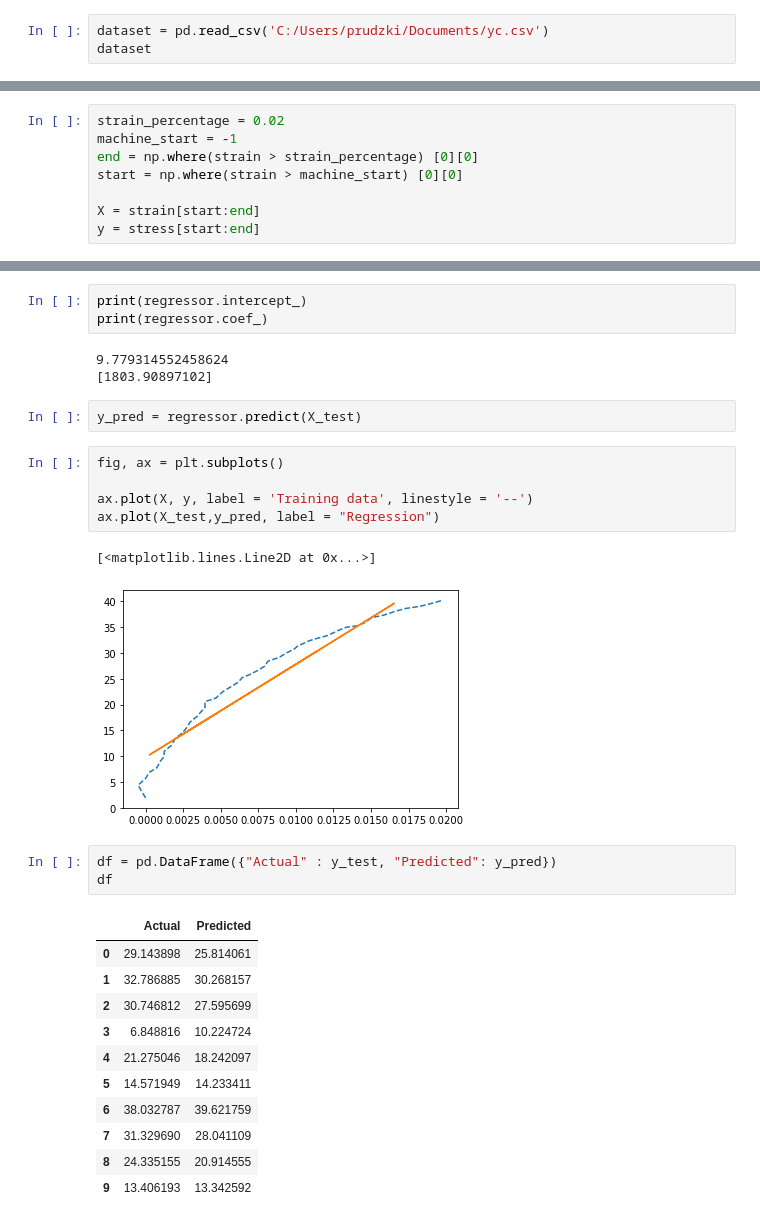
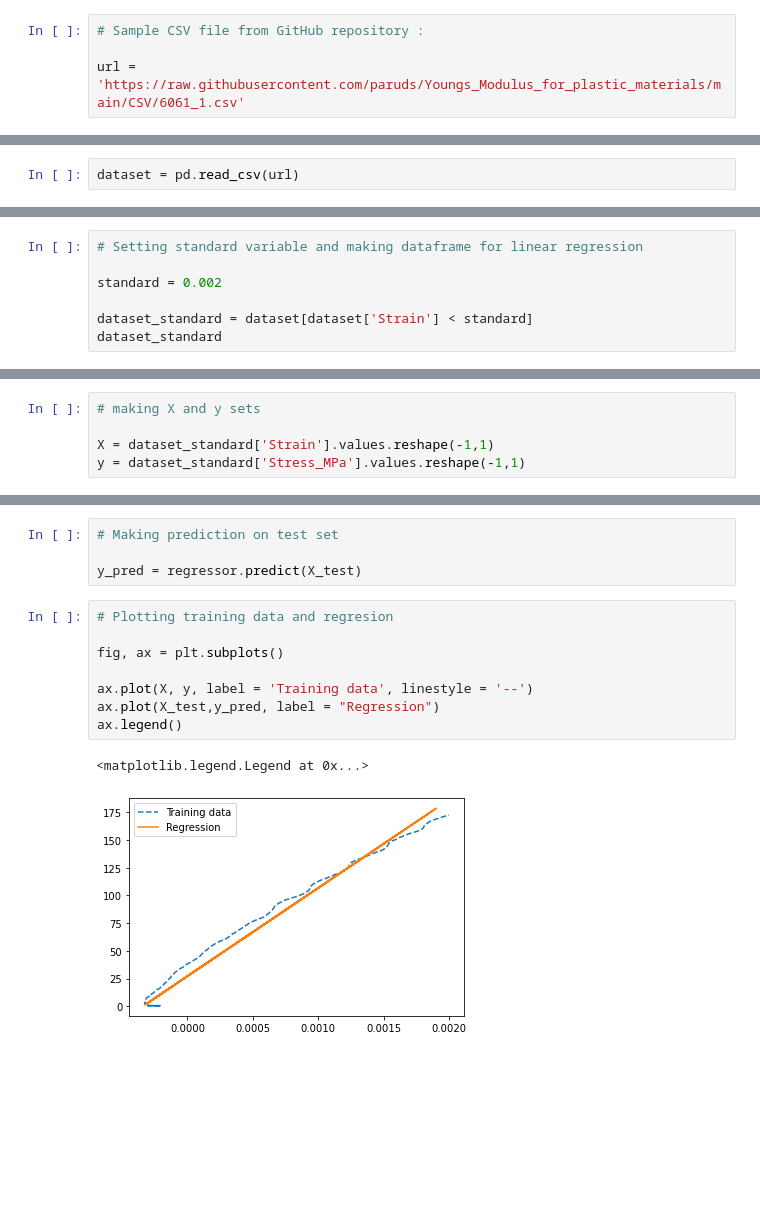
Before and after one commit to paruds/Portfolio, a Jupyter notebook: Getting_Youngs_Modulus.ipynb, the cells around one changed output, grey strips where cells are left out. Drawn from its saved outputs; the diff is of its cells as text; blank space fills up the shorter version.

```diff
--- a/Getting_Youngs_Modulus.ipynb
+++ b/Getting_Youngs_Modulus.ipynb
@@ -14,3 +19,4 @@ from plotly.offline import iplot
 # %%
-dataset = pd.read_csv('C:/Users/prudzki/Documents/yc.csv')
-dataset
+# Sample CSV file from GitHub repository :
+
+url = 'https://raw.githubusercontent.com/paruds/Youngs_Modulus_for_plastic_materials/main/CSV/6061_1.csv'
@@ -59,0 +23,2 @@ dataset
+# %%
+dataset = pd.read_csv(url)
@@ -86,0 +61,7 @@ plt.plot(strain,stress)
+# %%
+# Setting standard variable and making dataframe for linear regression
+
+standard = 0.002
+
+dataset_standard = dataset[dataset['Strain'] < standard]
+dataset_standard
@@ -87,9 +82,6 @@ plt.plot(strain,stress)
 # %%
-strain_percentage = 0.02
-machine_start = -1
-end = np.where(strain > strain_percentage) [0][0]
-start = np.where(strain > machine_start) [0][0]
+# making X and y sets
 
-X = strain[start:end]
-y = stress[start:end]
+X = dataset_standard['Strain'].values.reshape(-1,1)
+y = dataset_standard['Stress_MPa'].values.reshape(-1,1)
 # %%
@@ -108,32 +112,16 @@ LinearRegression()
-# %%
-print(regressor.intercept_)
-print(regressor.coef_)
-# %% [output]
-9.779314552458624
-[1803.90897102]
 # %%
+# Making prediction on test set
+
 y_pred = regressor.predict(X_test)
 # %%
+# Plotting training data and regresion
+
 fig, ax = plt.subplots()
 
 ax.plot(X, y, label = 'Training data', linestyle = '--')
 ax.plot(X_test,y_pred, label = "Regression")
+ax.legend()
 # %% [output]
-[<matplotlib.lines.Line2D at 0x...>]
+<matplotlib.legend.Legend at 0x...>
-[figure, old version]
+[figure, new version]
-# %%
-df = pd.DataFrame({"Actual" : y_test, "Predicted": y_pred})
-df
-# %% [output]
-|  | Actual | Predicted |
-| 0 | 29.143898 | 25.814061 |
-| 1 | 32.786885 | 30.268157 |
-| 2 | 30.746812 | 27.595699 |
-| 3 | 6.848816 | 10.224724 |
-| 4 | 21.275046 | 18.242097 |
-| 5 | 14.571949 | 14.233411 |
-| 6 | 38.032787 | 39.621759 |
-| 7 | 31.329690 | 28.041109 |
-| 8 | 24.335155 | 20.914555 |
-| 9 | 13.406193 | 13.342592 |
 # %%
```
Also changed, not shown: parts of 25 cells of this notebook.
